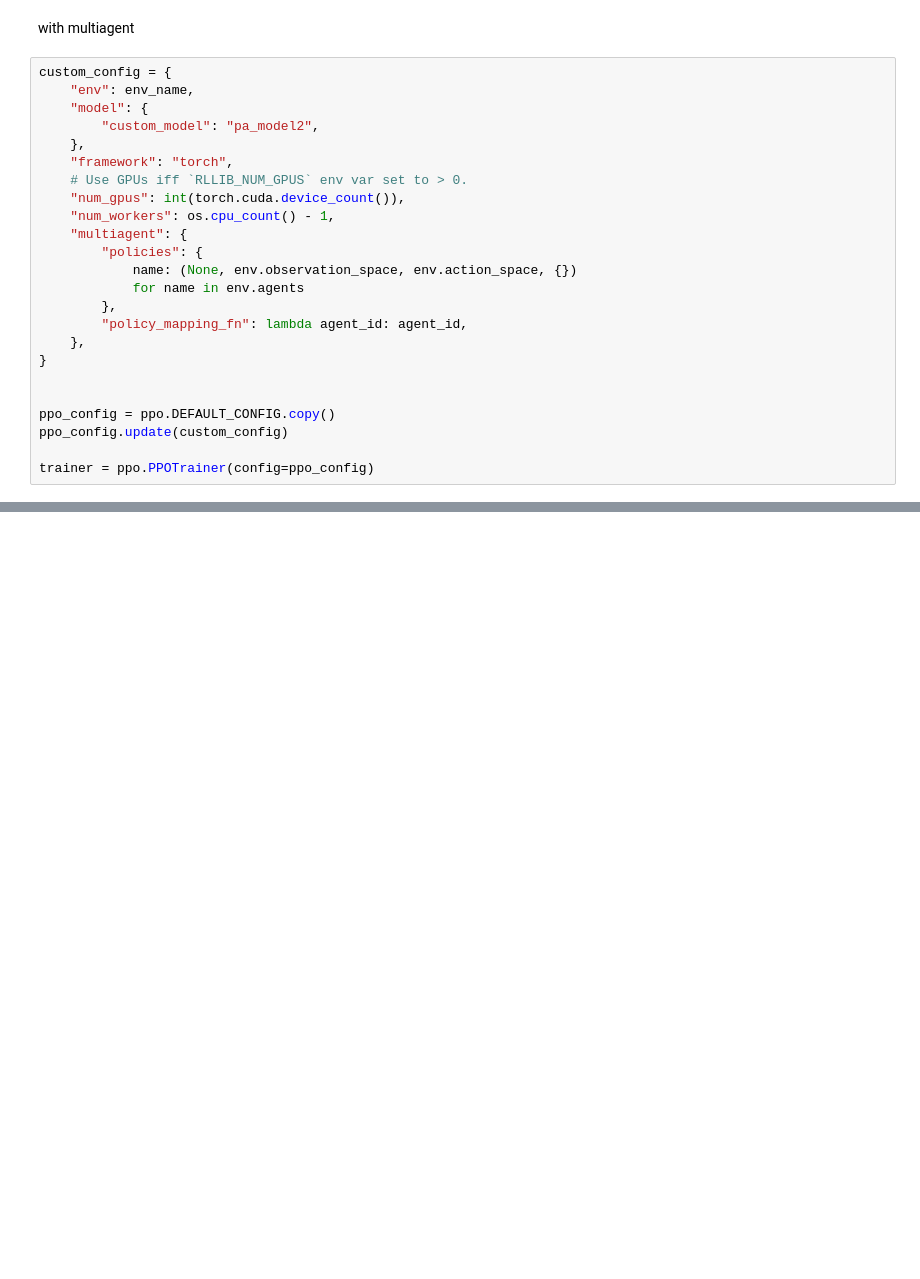
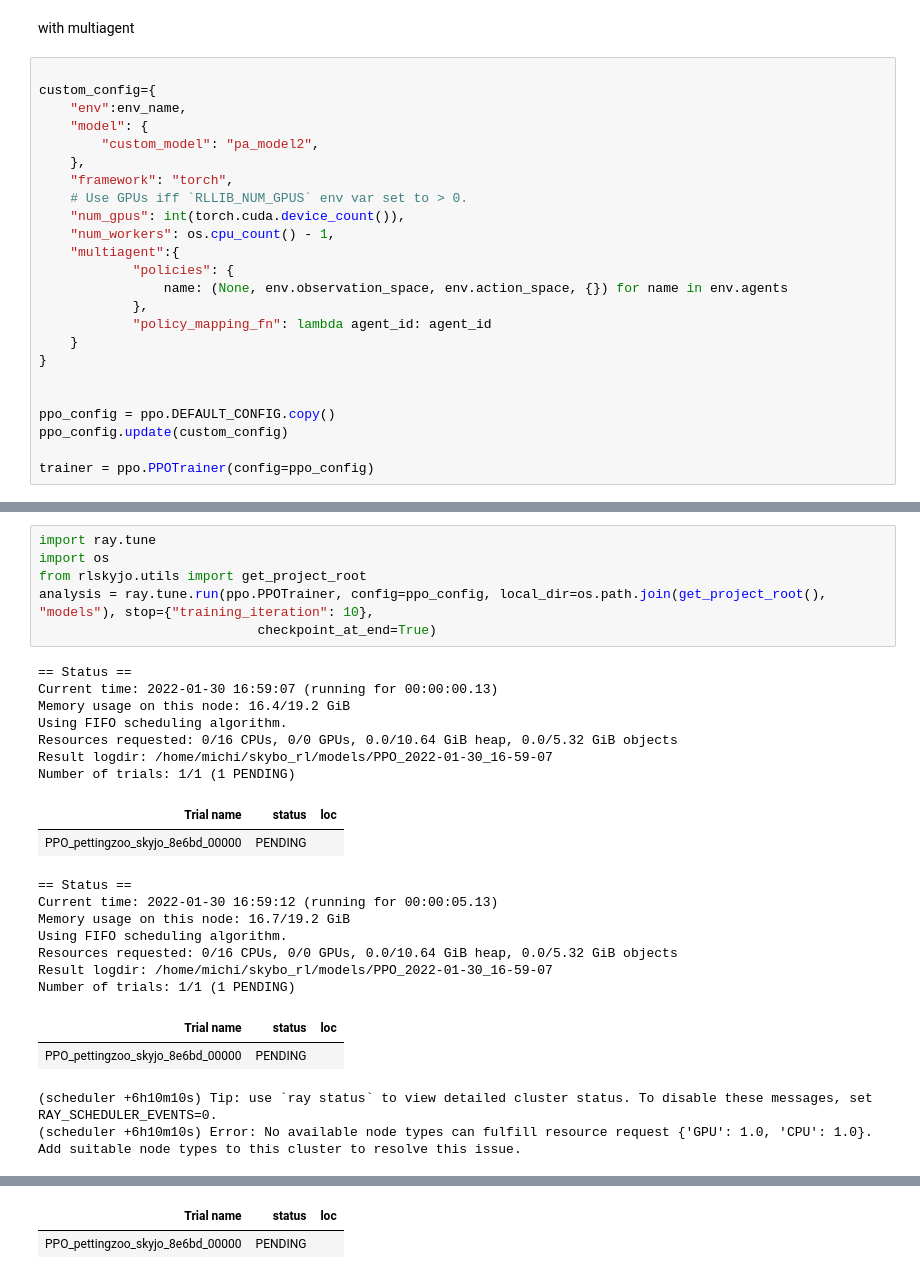
Before and after one commit to michaelfeil/skyjo_rl, a Jupyter notebook: notebooks/trainpettingzoo.ipynb, the cells around one changed output, grey strips where cells are left out. Saved outputs shown, nothing was run; the diff lists cells and outputs as text; blank space fills up the shorter version.

```diff
--- a/notebooks/trainpettingzoo.ipynb
+++ b/notebooks/trainpettingzoo.ipynb
@@ -151,8 +150,9 @@ env.env.observe(env.env.agent_selection)
 # %% [markdown]
 with multiagent
 # %%
-custom_config = {
-    "env": env_name,
+
+custom_config={
+    "env":env_name,
     "model": {
         "custom_model": "pa_model2",
     },
@@ -160,13 +160,12 @@ custom_config = {
     # Use GPUs iff `RLLIB_NUM_GPUS` env var set to > 0.
     "num_gpus": int(torch.cuda.device_count()),
     "num_workers": os.cpu_count() - 1,
-    "multiagent": {
-        "policies": {
-            name: (None, env.observation_space, env.action_space, {})
-            for name in env.agents
-        },
-        "policy_mapping_fn": lambda agent_id: agent_id,
-    },
+    "multiagent":{
+            "policies": {
+                name: (None, env.observation_space, env.action_space, {}) for name in env.agents
+            },
+            "policy_mapping_fn": lambda agent_id: agent_id
+    }
 }
 
 
@@ -356,0 +421,27 @@ Try creating with rllib
+# %%
+import ray.tune
+import os
+from rlskyjo.utils import get_project_root
+analysis = ray.tune.run(ppo.PPOTrainer, config=ppo_config, local_dir=os.path.join(get_project_root(), "models"), stop={"training_iteration": 10},
+                            checkpoint_at_end=True)
+# %% [output]
+== Status ==
+Current time: 2022-01-30 16:59:07 (running for 00:00:00.13)
+Memory usage on this node: 16.4/19.2 GiB
+Using FIFO scheduling algorithm.
+Resources requested: 0/16 CPUs, 0/0 GPUs, 0.0/10.64 GiB heap, 0.0/5.32 GiB objects
+Result logdir: /home/michi/skybo_rl/models/PPO_2022-01-30_16-59-07
+Number of trials: 1/1 (1 PENDING)
+| Trial name | status | loc |
+| PPO_pettingzoo_skyjo_8e6bd_00000 | PENDING |  |
+== Status ==
+Current time: 2022-01-30 16:59:12 (running for 00:00:05.13)
+Memory usage on this node: 16.7/19.2 GiB
+Using FIFO scheduling algorithm.
+Resources requested: 0/16 CPUs, 0/0 GPUs, 0.0/10.64 GiB heap, 0.0/5.32 GiB objects
+Result logdir: /home/michi/skybo_rl/models/PPO_2022-01-30_16-59-07
+Number of trials: 1/1 (1 PENDING)
+| Trial name | status | loc |
+| PPO_pettingzoo_skyjo_8e6bd_00000 | PENDING |  |
+(scheduler +6h10m10s) Tip: use `ray status` to view detailed cluster status. To disable these messages, set RAY_SCHEDULER_EVENTS=0.
+(scheduler +6h10m10s) Error: No available node types can fulfill resource request {'GPU': 1.0, 'CPU': 1.0}. Add suitable node types to this cluster to resolve this issue.
@@ -356,0 +455,2 @@ Try creating with rllib
+| Trial name | status | loc |
+| PPO_pettingzoo_skyjo_8e6bd_00000 | PENDING |  |
```
Also changed, not shown: parts of 17 cells of this notebook, 3 other files.
